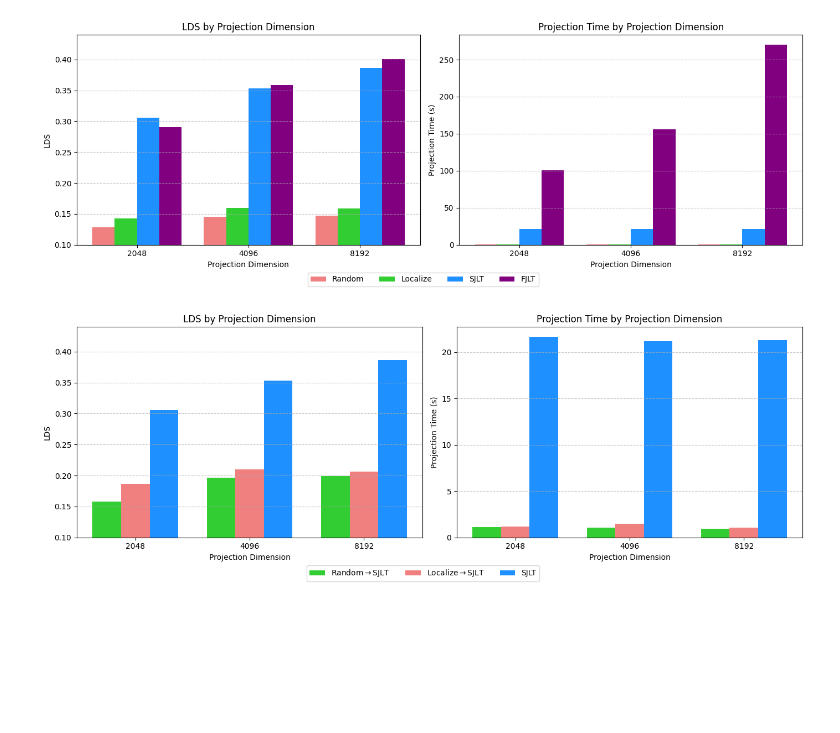
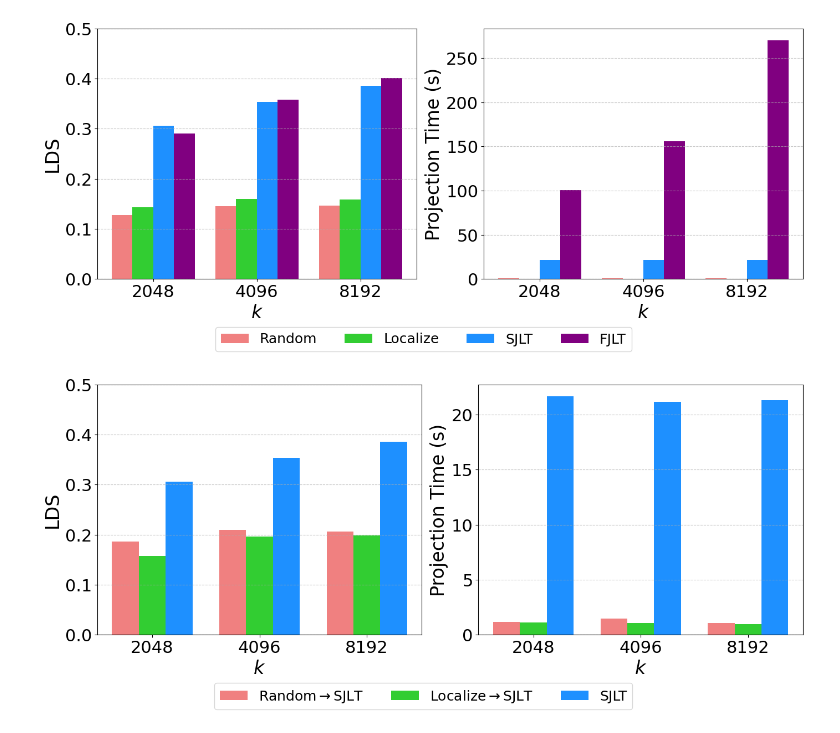
Before and after one commit to TRAIS-Lab/GraSS, a Jupyter notebook: MusicTransformer_MAESTRO/visualization.ipynb, the cells around one changed output. Saved outputs shown, nothing was run; the diff lists cells and outputs as text; code cells hidden in the pictures; blank space fills up the shorter version.

```diff
--- a/MusicTransformer_MAESTRO/visualization.ipynb
+++ b/MusicTransformer_MAESTRO/visualization.ipynb
@@ -7,7 +7,7 @@ import numpy as np
 # Folder containing your .pt result files
 results_dir = "./results"  # Change to your actual path
 
-methods = ["Random", "Localize", "SJLT", "FJLT", "Loc-32768_SJLT", "Loc-32768_Gaussian", "Loc-131072_SJLT", "Loc-131072_Gaussian", "Rand-32768_SJLT", "Rand-32768_Gaussian", "Rand-131072_SJLT", "Rand-131072_Gaussian"]
+methods = ["Random", "Localize", "SJLT", "FJLT", "Rand-32768_SJLT", "Rand-32768_Gaussian", "Loc-32768_SJLT", "Loc-32768_Gaussian", "Rand-131072_SJLT", "Rand-131072_Gaussian", "Loc-131072_SJLT", "Loc-131072_Gaussian", "Rand-524288_SJLT", "Rand-524288_Gaussian", "Loc-524288_SJLT", "Loc-524288_Gaussian"]
 dims = [2048, 4096, 8192]
 
 # Initialize dictionaries to store the results
@@ -41,10 +41,14 @@ colors = {
     "Rand-32768_Gaussian": 'lightcoral',
     "Rand-131072_SJLT": 'lightcoral',
     "Rand-131072_Gaussian": 'lightcoral',
+    "Rand-524288_SJLT": 'lightcoral',
+    "Rand-524288_Gaussian": 'lightcoral',
     "Loc-32768_SJLT": 'limegreen',
     "Loc-32768_Gaussian": 'limegreen',
     "Loc-131072_SJLT": 'limegreen',
     "Loc-131072_Gaussian": 'limegreen',
+    "Loc-524288_SJLT": 'limegreen',
+    "Loc-524288_Gaussian": 'limegreen',
 }
 # %% [output]
 Setting: Random-2048: with damping 0.001
@@ -69,52 +73,58 @@ Setting: Rand-131072_Gaussian-8192: with damping 0.0001
 x = np.arange(len(dims))  # one x location per projection dimension
 width = 0.2  # Adjusted to fit 4 bars
 
-fig, axs = plt.subplots(1, 2, figsize=(14, 5))
+fig, axs = plt.subplots(1, 2, figsize=(14, 6))
 
 # Calculate bar positions for 4 methods
 pos1 = x - 1.5*width
 pos2 = x - 0.5*width
 pos3 = x + 0.5*width
 pos4 = x + 1.5*width
 
 # LDS subplot
 axs[0].bar(pos1, lds_data["Random"], width, label="Random", color=colors["Random"])
 axs[0].bar(pos2, lds_data["Localize"], width, label="Localize", color=colors["Localize"])
 axs[0].bar(pos3, lds_data["SJLT"], width, label="SJLT", color=colors["SJLT"])
 axs[0].bar(pos4, lds_data["FJLT"], width, label="FJLT", color=colors["FJLT"])
-axs[0].set_title("LDS by Projection Dimension")
-axs[0].set_xlabel("Projection Dimension")
-axs[0].set_ylabel("LDS")
+# axs[0].set_title("LDS by Projection Dimension")
+axs[0].set_xlabel("$k$", fontsize=24)
+axs[0].set_ylabel("LDS", fontsize=24)
 axs[0].set_xticks(x)
 axs[0].set_xticklabels(dims)
-axs[0].set_ylim(0.1, 0.44)
+axs[0].set_ylim(0.0, 0.5)
 axs[0].grid(axis='y', linestyle='--', alpha=0.7)
 
 # Projection Time subplot
 axs[1].bar(pos1, proj_time_data["Random"], width, color=colors["Random"])
 axs[1].bar(pos2, proj_time_data["Localize"], width, color=colors["Localize"])
 axs[1].bar(pos3, proj_time_data["SJLT"], width, color=colors["SJLT"])
 axs[1].bar(pos4, proj_time_data["FJLT"], width, color=colors["FJLT"])
-axs[1].set_title("Projection Time by Projection Dimension")
-axs[1].set_xlabel("Projection Dimension")
-axs[1].set_ylabel("Projection Time (s)")
+# axs[1].set_title("Projection Time by Projection Dimension")
+axs[1].set_xlabel("$k$", fontsize=24)
+axs[1].set_ylabel("Projection Time (s)", fontsize=24)
 axs[1].set_xticks(x)
 axs[1].set_xticklabels(dims)
 axs[1].grid(axis='y', linestyle='--', alpha=0.7)
 
+axs[0].tick_params(axis='x', labelsize=22)
+axs[0].tick_params(axis='y', labelsize=22)
+axs[1].tick_params(axis='x', labelsize=22)
+axs[1].tick_params(axis='y', labelsize=22)
+
 # Add shared legend
-fig.legend(["Random", "Localize", "SJLT", "FJLT"], loc='upper center', ncol=4, bbox_to_anchor=(0.5, 0.03))
+fig.legend(["Random", "Localize", "SJLT", "FJLT"], loc='upper center', ncol=4, bbox_to_anchor=(0.5, 0.03), fontsize=18)
 
 plt.tight_layout(rect=[0, 0, 1, 0.95])  # leave space for legend
+plt.savefig('../Figures/MusicTransformer_MAESTRO.pdf', format='pdf')
 plt.show()
 # %% [output]
-[figure, old version]
+[figure, new version]
 # %%
 # Bar plot setup
 x = np.arange(len(dims))  # one x location per projection dimension
 width = 0.25  # Adjusted to fit 3 bars
 
-fig, axs = plt.subplots(1, 2, figsize=(14, 5))
+fig, axs = plt.subplots(1, 2, figsize=(14, 6))
 
 # Calculate bar positions for 3 methods
 pos1 = x - width
@@ -122,35 +132,41 @@ pos2 = x
 pos3 = x + width
 
 # LDS subplot
-axs[0].bar(pos1, lds_data["Loc-32768_SJLT"], width, label="Loc-32768_SJLT", color=colors["Loc-32768_SJLT"])
-axs[0].bar(pos2, lds_data["Rand-32768_SJLT"], width, label="Rand-32768_SJLT", color=colors["Rand-32768_SJLT"])
+axs[0].bar(pos1, lds_data["Rand-32768_SJLT"], width, label="Rand-32768_SJLT", color=colors["Rand-32768_SJLT"])
+axs[0].bar(pos2, lds_data["Loc-32768_SJLT"], width, label="Loc-32768_SJLT", color=colors["Loc-32768_SJLT"])
 axs[0].bar(pos3, lds_data["SJLT"], width, label="SJLT", color=colors["SJLT"])
-axs[0].set_title("LDS by Projection Dimension")
-axs[0].set_xlabel("Projection Dimension")
-axs[0].set_ylabel("LDS")
+# axs[0].set_title("LDS by Projection Dimension")
+axs[0].set_xlabel("$k$", fontsize=24)
+axs[0].set_ylabel("LDS", fontsize=24)
 axs[0].set_xticks(x)
 axs[0].set_xticklabels(dims)
-axs[0].set_ylim(0.1, 0.44)
+axs[0].set_ylim(0.0, 0.5)
 axs[0].grid(axis='y', linestyle='--', alpha=0.7)
 
 # Projection Time subplot
-axs[1].bar(pos1, proj_time_data["Loc-32768_SJLT"], width, color=colors["Loc-32768_SJLT"])
-axs[1].bar(pos2, proj_time_data["Rand-32768_SJLT"], width, color=colors["Rand-32768_SJLT"])
+axs[1].bar(pos1, proj_time_data["Rand-32768_SJLT"], width, color=colors["Rand-32768_SJLT"])
+axs[1].bar(pos2, proj_time_data["Loc-32768_SJLT"], width, color=colors["Loc-32768_SJLT"])
 axs[1].bar(pos3, proj_time_data["SJLT"], width, color=colors["SJLT"])
-axs[1].set_title("Projection Time by Projection Dimension")
-axs[1].set_xlabel("Projection Dimension")
-axs[1].set_ylabel("Projection Time (s)")
+# axs[1].set_title("Projection Time by Projection Dimension")
+axs[1].set_xlabel("$k$", fontsize=24)
+axs[1].set_ylabel("Projection Time (s)", fontsize=24)
 axs[1].set_xticks(x)
 axs[1].set_xticklabels(dims)
 axs[1].grid(axis='y', linestyle='--', alpha=0.7)
 
+axs[0].tick_params(axis='x', labelsize=22)
+axs[0].tick_params(axis='y', labelsize=22)
+axs[1].tick_params(axis='x', labelsize=22)
+axs[1].tick_params(axis='y', labelsize=22)
+
 # Add shared legend
-fig.legend(["Random$\\to$SJLT", "Localize$\\to$SJLT", "SJLT"], loc='upper center', ncol=3, bbox_to_anchor=(0.5, 0.03))
+fig.legend(["Random$\\to$SJLT", "Localize$\\to$SJLT", "SJLT"], loc='upper center', ncol=3, bbox_to_anchor=(0.5, 0.03), fontsize=18)
 
 plt.tight_layout(rect=[0, 0, 1, 0.95])  # leave space for legend
+plt.savefig('../Figures/MusicTransformer_MAESTRO_two-stage_32768.pdf', format='pdf')
 plt.show()
 # %% [output]
-[figure, old version]
+[figure, new version]
 # %%
 # Bar plot setup
 x = np.arange(len(dims))  # one x location per projection dimension
```
Also changed, not shown: parts of 3 cells of this notebook, 18 other files.
